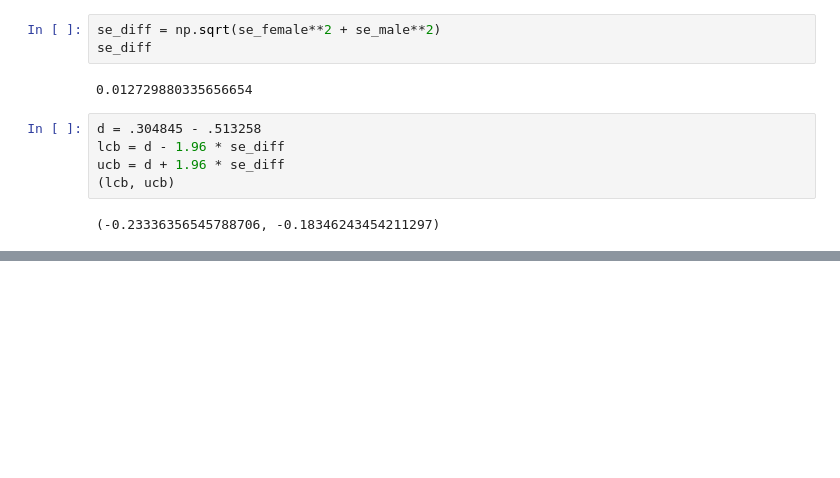
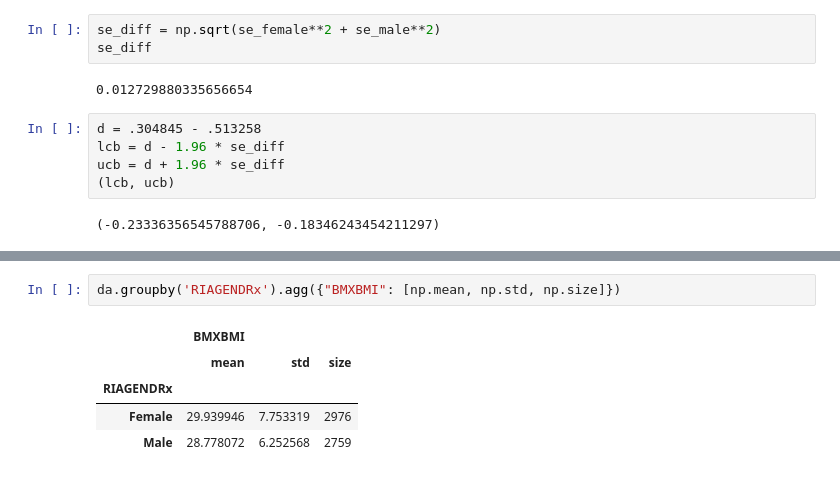
Before and after one commit to harryyang1982/coursera_umich_python, a Jupyter notebook: week2_3_nhanes.ipynb, the cells around one changed output, grey strips where cells are left out. Drawn from its saved outputs; the diff is of its cells as text; blank space fills up the shorter version.

```diff
--- a/week2_3_nhanes.ipynb
+++ b/week2_3_nhanes.ipynb
@@ -80,0 +90,8 @@ ucb = d + 1.96 * se_diff
+# %%
+da.groupby('RIAGENDRx').agg({"BMXBMI": [np.mean, np.std, np.size]})
+# %% [output]
+|  | BMXBMI |  |  |
+|  | mean | std | size |
+| RIAGENDRx |  |  |  |
+| Female | 29.939946 | 7.753319 | 2976 |
+| Male | 28.778072 | 6.252568 | 2759 |
```
Also changed, not shown: parts of 15 cells of this notebook, 2 other files.
